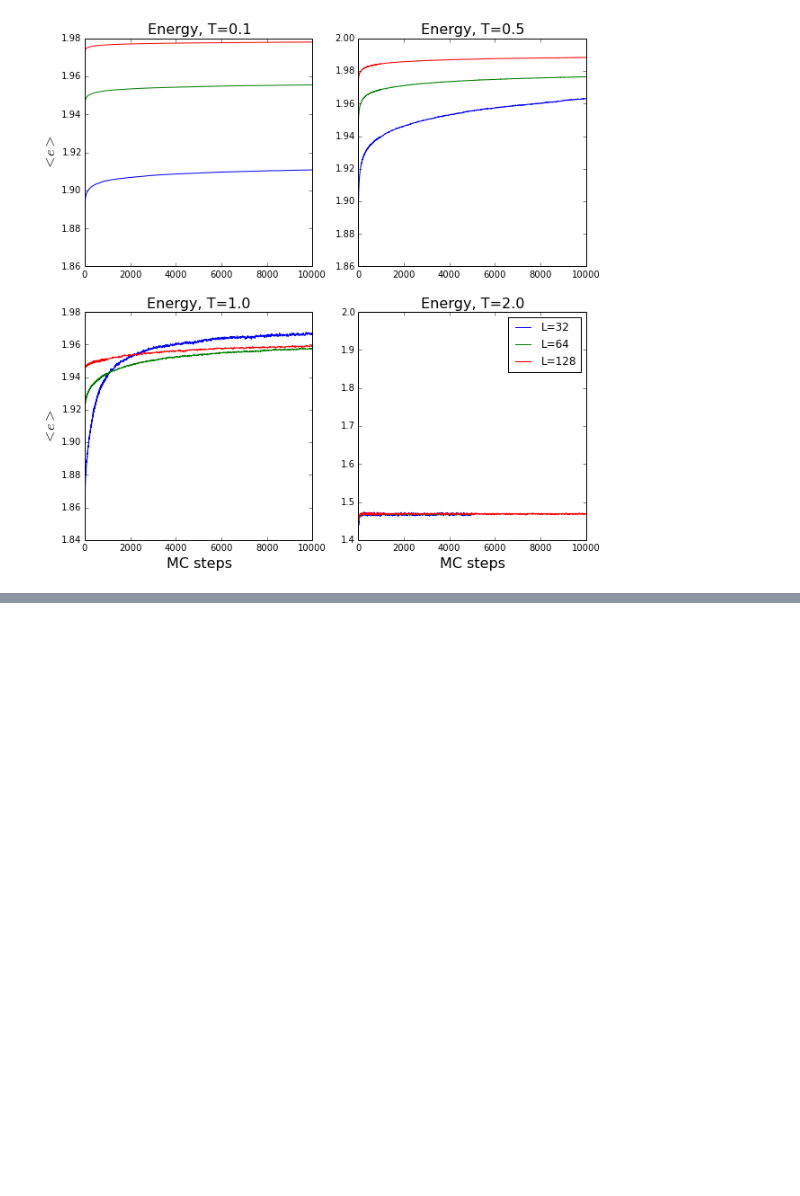
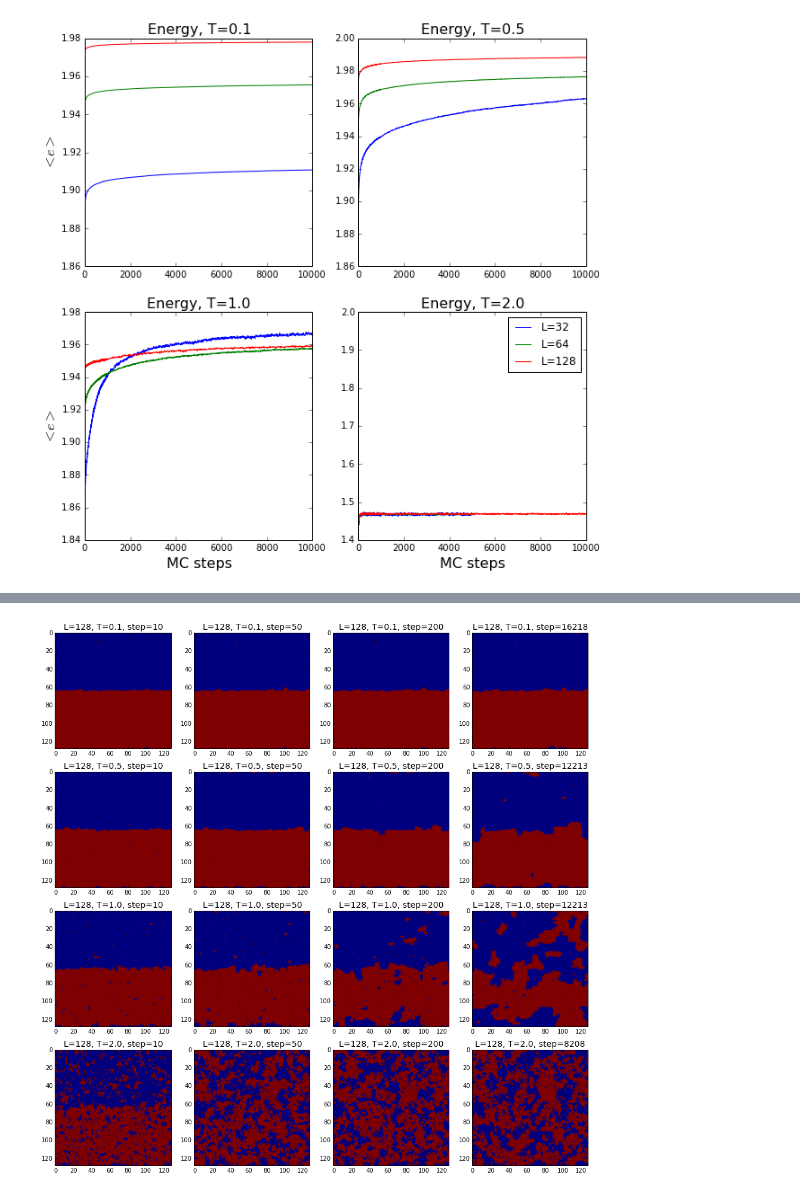
Before and after one commit to seanxiangcheng/RFIM_Simulation, a Jupyter notebook: figs_code/med_spin_plots.py.ipynb, the cells around one changed output, grey strips where cells are left out. Cells and saved outputs as stored; diff of their text form; code cells hidden in the pictures; blank space fills up the shorter version.

```diff
--- a/figs_code/med_spin_plots.py.ipynb
+++ b/figs_code/med_spin_plots.py.ipynb
@@ -104,0 +132,5 @@ plt.legend(['L=32', "L=64", "L=128"])
+# %%
+spin_plot(128, 200)
+plt.savefig("spin_L%d.pdf" % 128)
+# %% [output]
+[figure, added]
```
Also changed, not shown: parts of 5 cells of this notebook, 4 other files.
